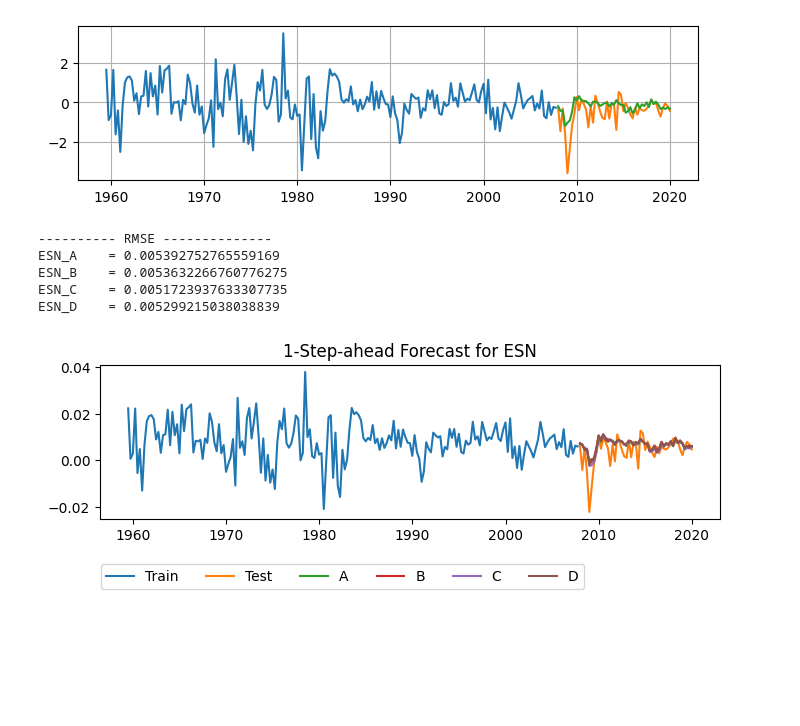
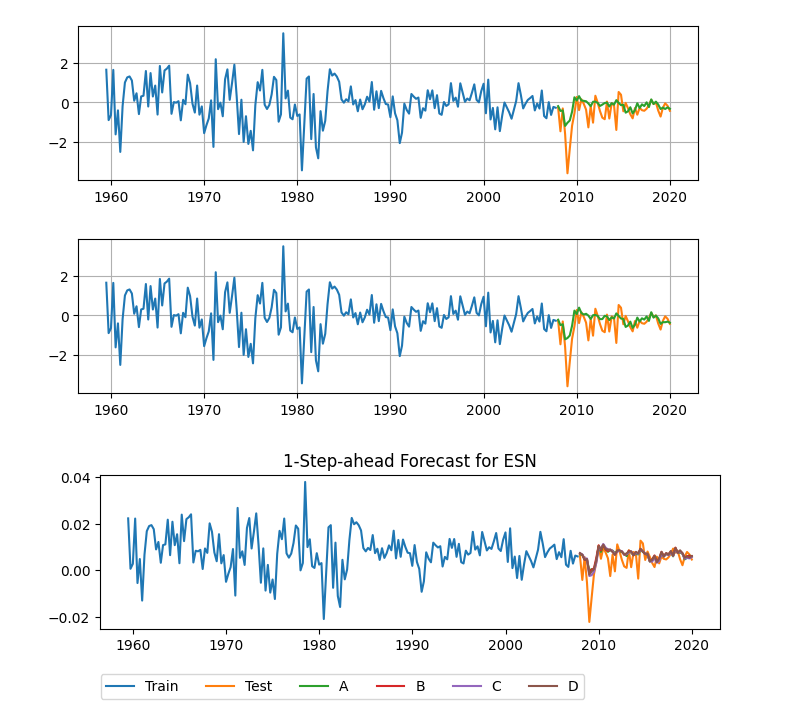
Before and after one commit to qh007/FYP, a Jupyter notebook: All Models.ipynb, the cells around one changed output. Drawn from its saved outputs; the diff is of its cells as text; code cells hidden in the pictures; blank space fills up the shorter version.

```diff
--- a/All Models.ipynb
+++ b/All Models.ipynb
@@ -186,6 +186,19 @@ esn_d = ESN(
     gamma=1,
     leak=0,
 )
+# %%
+esn_e = ESN(
+    None,
+    smap=np.tanh,
+    A=matrixGenerator((150, 150), dist='sparse_normal', sparsity=10/150, normalize= 'eig', seed=1234),
+
+    C=matrixGenerator((150, K), dist='sparse_uniform', sparsity=10/150, normalize='norm2', seed=1234),
+
+    zeta=np.zeros((150, 1)),
+    rho=0.5,
+    gamma=1,
+    leak=0,
+)
 # %% [markdown]
 #### ARX
 # %%
@@ -306,22 +320,10 @@ esn_fit_c = esn_fit(esn_c, GDP_data= [GDP_fill_data_train, GDP_fill_data_test],
 esn_fit_d = esn_fit(esn_d, GDP_data= [GDP_fill_data_train, GDP_fill_data_test], exo_data=[x_train,x_test])
 # %% [output]
 [figure]
-# %%
-rmse_a = esn_fit_a['rmse']
-rmse_b = esn_fit_b['rmse']
-rmse_c = esn_fit_c['rmse']
-rmse_d = esn_fit_d['rmse']
-print("---------- RMSE --------------")
-print(f"ESN_A \t = {rmse_a} \t")
-print(f"ESN_B \t = {rmse_b} \t")
-print(f"ESN_C \t = {rmse_c} \t")
-print(f"ESN_D \t = {rmse_d} \t")
-# %% [output]
----------- RMSE --------------
-ESN_A    = 0.005392752765559169
-ESN_B    = 0.0053632266760776275
-ESN_C    = 0.0051723937633307735
-ESN_D    = 0.005299215038038839
+# %%
+esn_fit_e = esn_fit(esn_e, GDP_data= [GDP_fill_data_train, GDP_fill_data_test], exo_data=[x_train,x_test])
+# %% [output]
+[figure, added]
 # %%
 # Plot the actual vs. predicted values
 plt.figure(figsize=(8,2))
```
Also changed, not shown: parts of 39 cells of this notebook, 1 other file.
